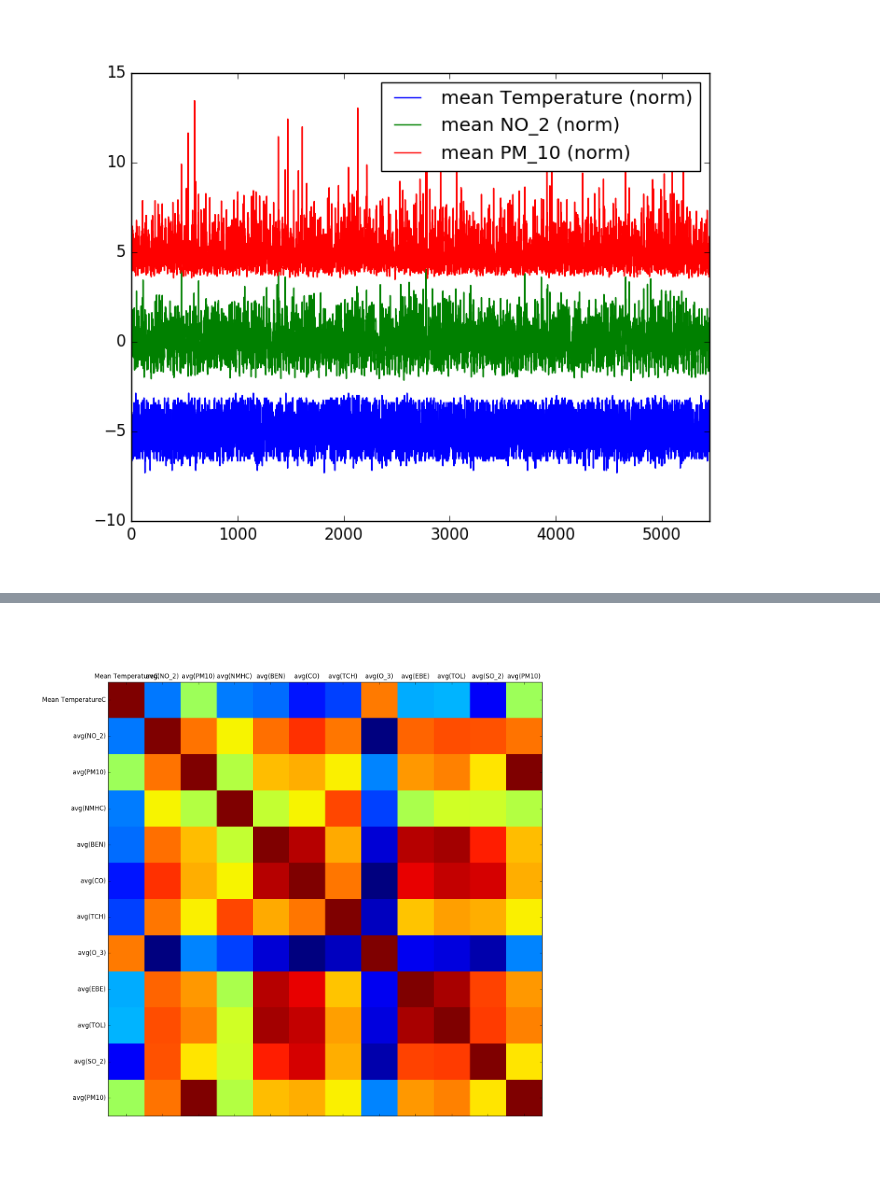
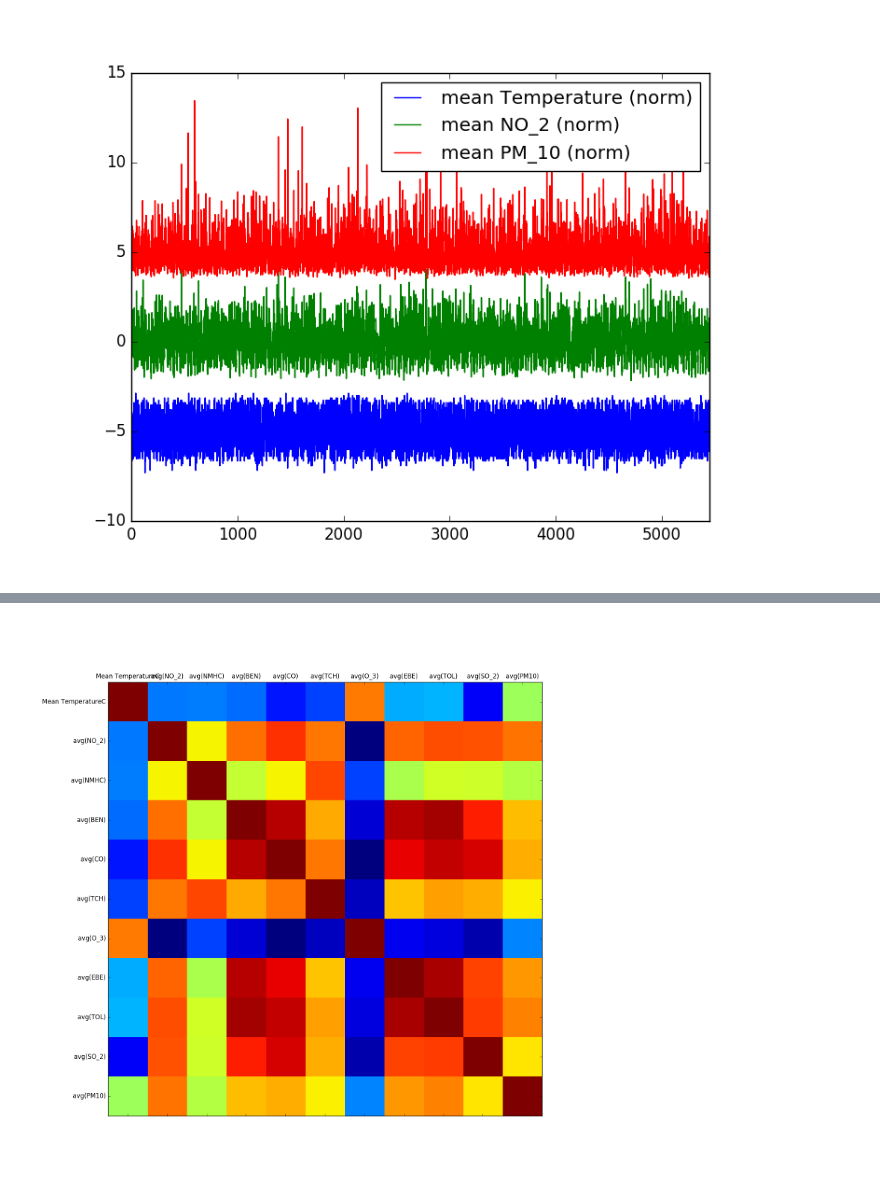
Before and after one commit to TSchiefer/IE_BigData_Project, a Jupyter notebook: Madrid_TS_2019_01_11.ipynb, the cells around one changed output, grey strips where cells are left out. Cells and saved outputs as stored; diff of their text form; code cells hidden in the pictures.

```diff
--- a/Madrid_TS_2019_01_11.ipynb
+++ b/Madrid_TS_2019_01_11.ipynb
@@ -358,7 +358,6 @@ air_weather_joined.printSchema()
 # %%
 temp_air_pollution_extended = air_weather_joined.select("Mean TemperatureC",
                                                         "avg(NO_2)",
-                                                        "avg(PM10)",
                                                         "avg(NMHC)",
                                                         "avg(BEN)",
                                                         "avg(CO)",
@@ -371,7 +370,8 @@ temp_air_pollution_extended = air_weather_joined.select("Mean TemperatureC",
 # %% [output]
 [interactive output not drawn]
 # %%
-korrel_mat = temp_air_pollution_extended.toPandas().corr()
+temp_air_pollution_extended_pd = temp_air_pollution_extended.toPandas()
+korrel_mat = temp_air_pollution_extended_pd.corr()
 korrel_mat
 # %% [output]
 [interactive output not drawn]
@@ -392,7 +392,7 @@ def plot_corr(df,size=10): # Funktion zum Berechnen und Plotten von Korrelations
 # %% [output]
 [interactive output not drawn]
 # %%
-plot_corr(temp_air_pollution_extended.toPandas(), size = 15)
+plot_corr(temp_air_pollution_extended_pd, size = 15)
 display()
 # %% [output]
-[figure, old version]
+[figure, new version]
```
Also changed, not shown: 1 other file.
